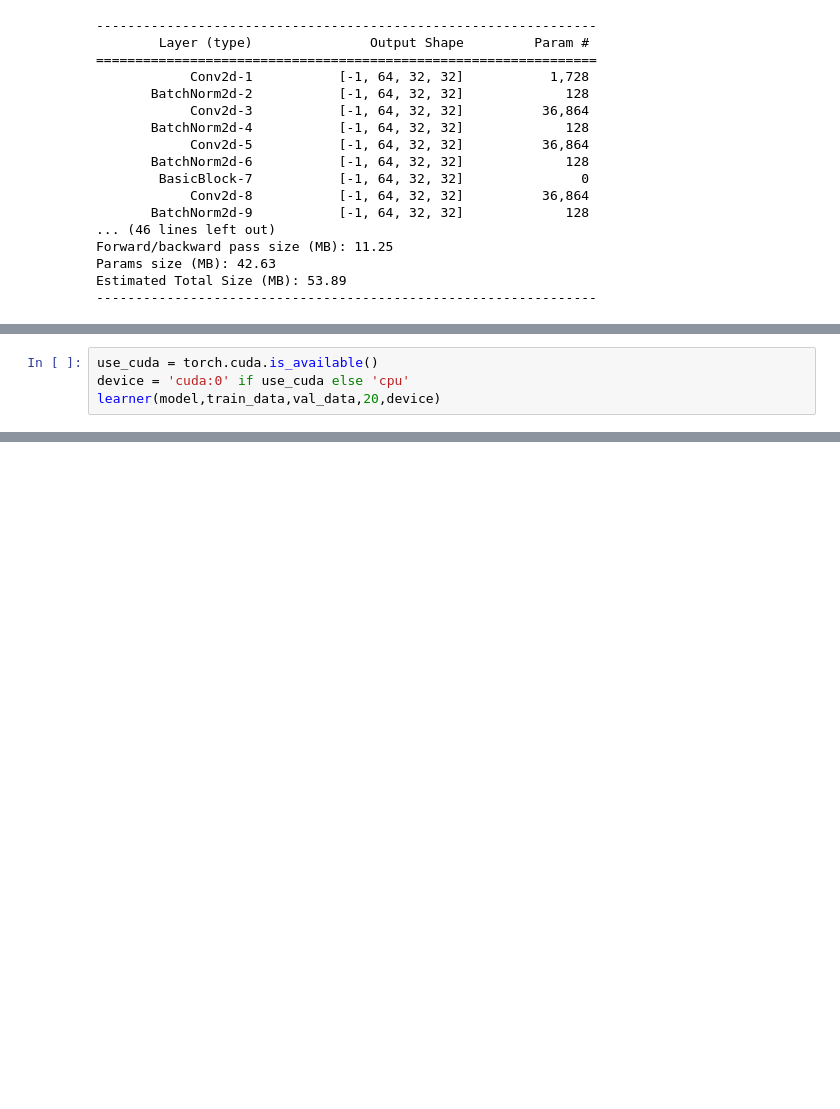
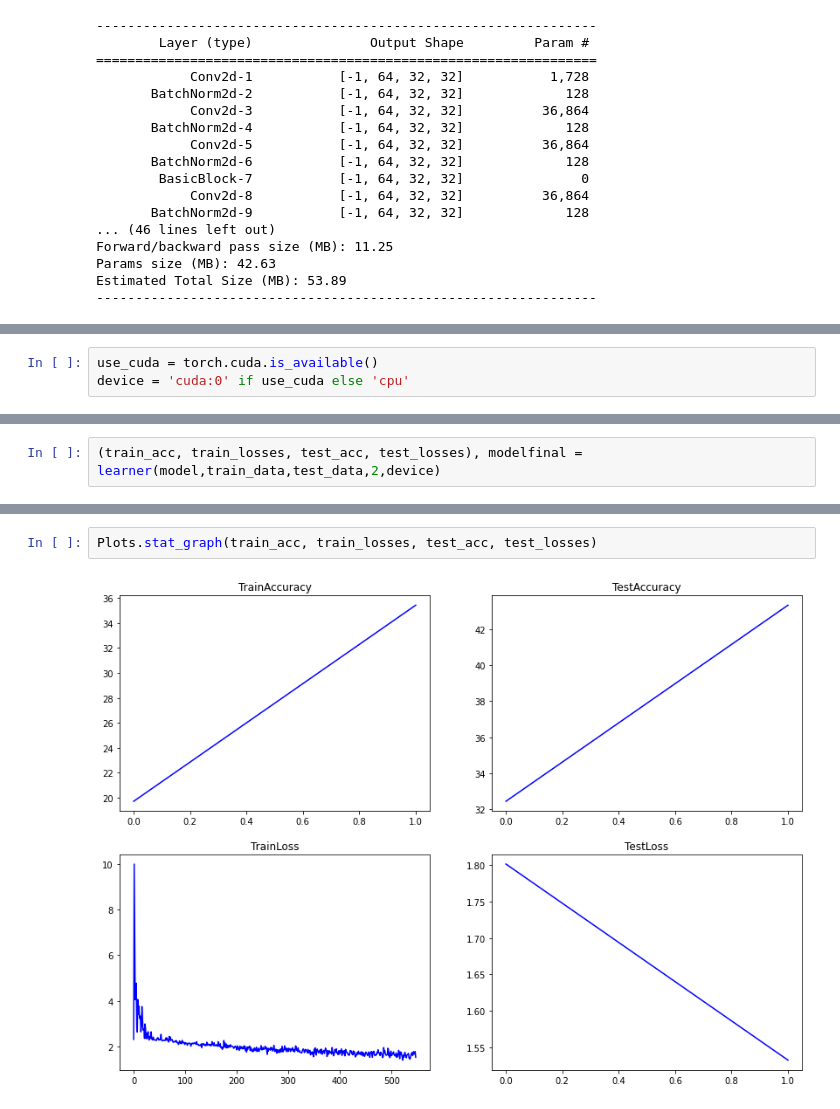
Before and after one commit to RajamannarAanjaram/EVA-6, a Jupyter notebook: work1.ipynb, the cells around one changed output, grey strips where cells are left out. Drawn from its saved outputs; the diff is of its cells as text; blank space fills up the shorter version.

Commit message:
added plots and misclassification code

```diff
--- a/work1.ipynb
+++ b/work1.ipynb
@@ -55,4 +66,3 @@ ResNet(
 # %%
 use_cuda = torch.cuda.is_available()
 device = 'cuda:0' if use_cuda else 'cpu'
-learner(model,train_data,val_data,20,device)
@@ -72,0 +69,2 @@ KeyboardInterrupt:
+# %%
+(train_acc, train_losses, test_acc, test_losses), modelfinal = learner(model,train_data,test_data,2,device)
@@ -72,0 +77,4 @@ KeyboardInterrupt:
+# %%
+Plots.stat_graph(train_acc, train_losses, test_acc, test_losses)
+# %% [output]
+[figure, added]
```
Also changed, not shown: parts of 11 cells of this notebook, 2 other files.
